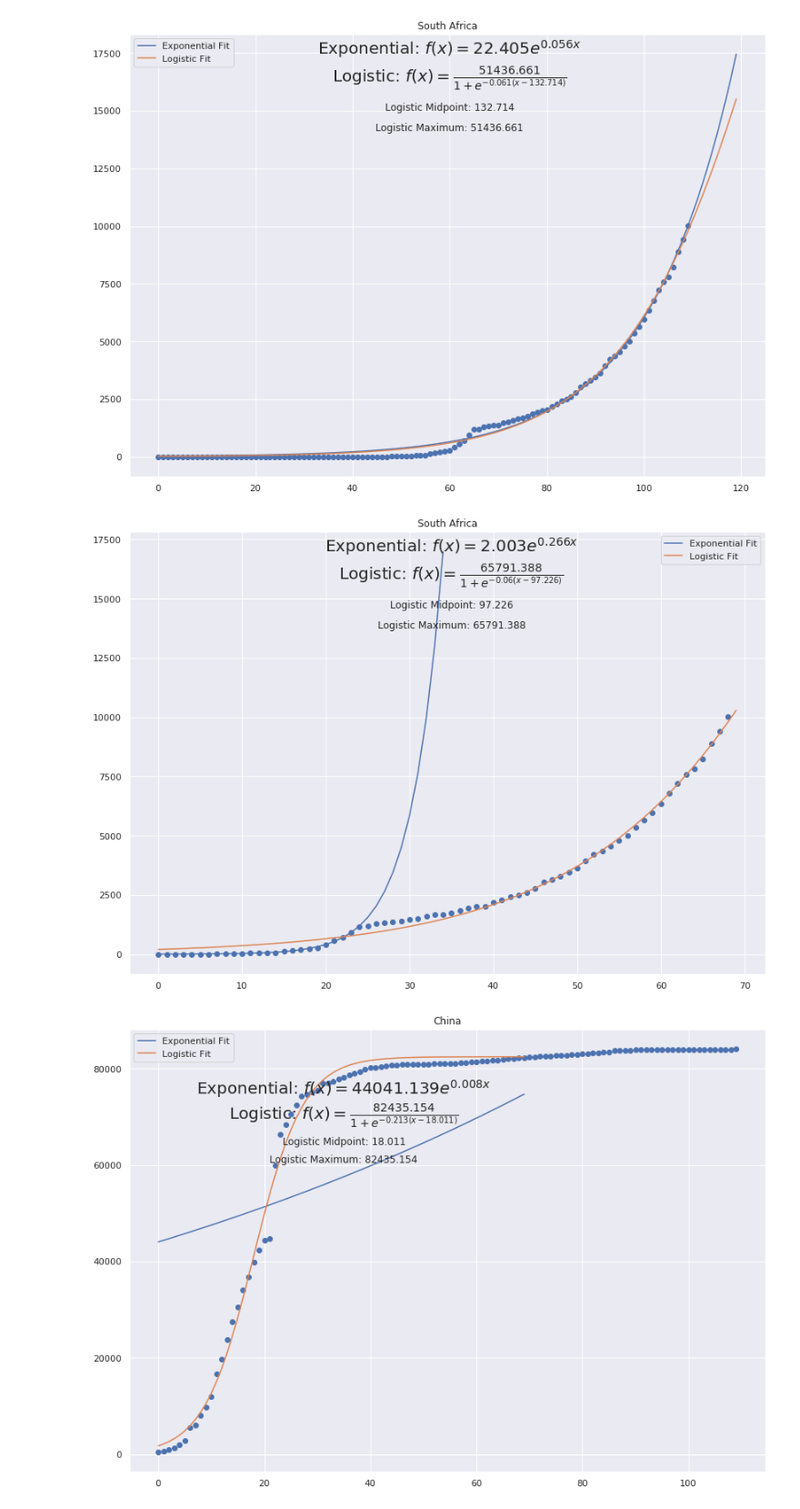
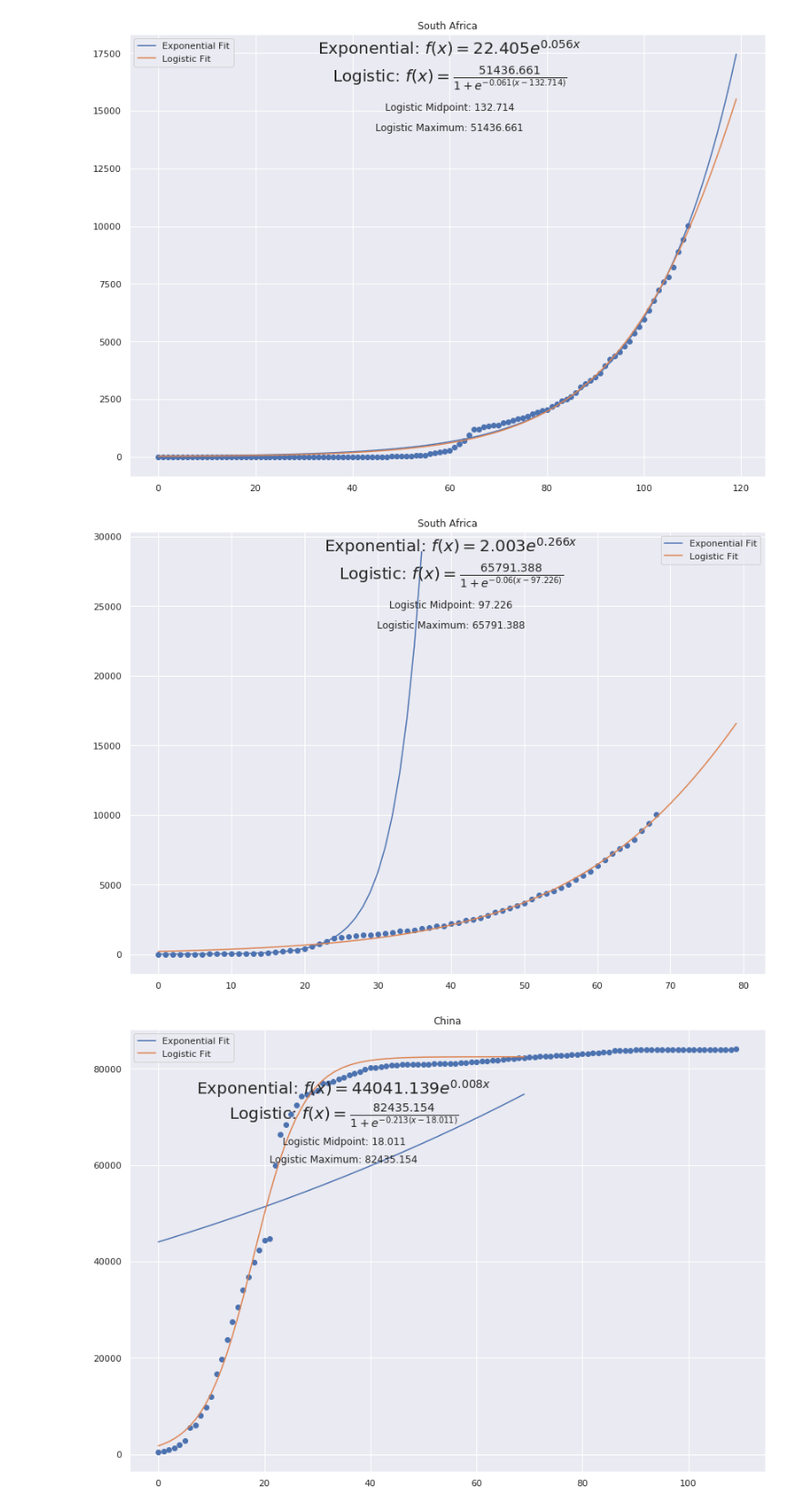
Before and after one commit to mariusroets/notebooks, a Jupyter notebook: corona.ipynb, the cells around one changed output. Shown at 91% size. Drawn from its saved outputs; the diff is of its cells as text; code cells hidden in the pictures.

```diff
--- a/corona.ipynb
+++ b/corona.ipynb
@@ -66,9 +66,9 @@ corona.curve_fit('South Africa', 120)
 # %% [output]
 [figure]
 # %%
-corona.curve_fit('South Africa', 70, 2, expo_day_limit=25)
+corona.curve_fit('South Africa', 80, 2, expo_day_limit=25)
 # %% [output]
-[figure, old version]
+[figure, new version]
 # %%
 corona.curve_fit('China', 70)
 # %% [output]
```
